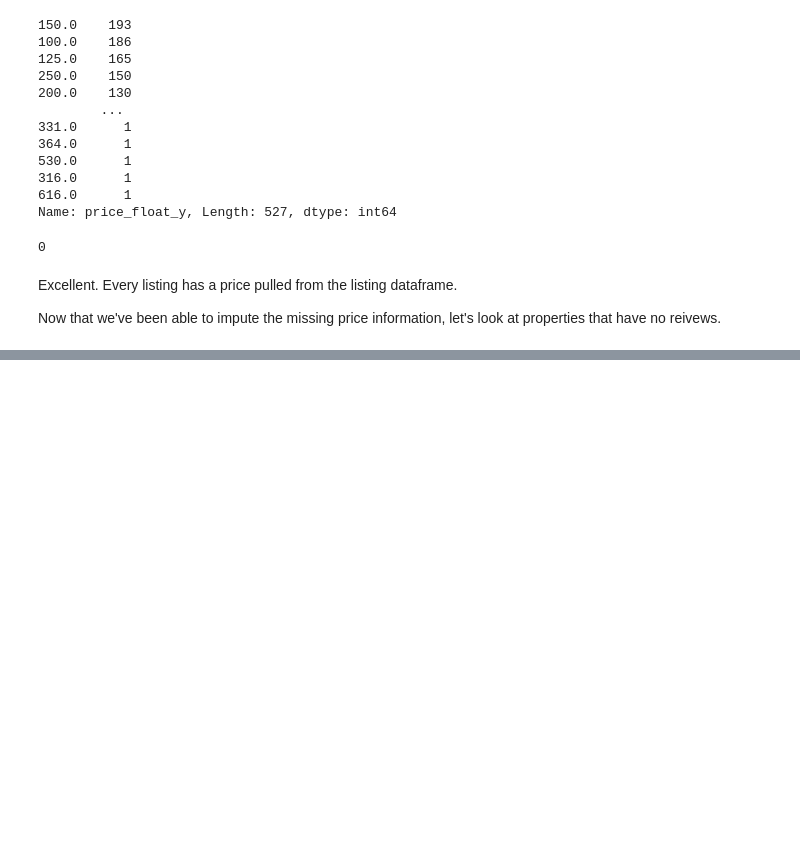
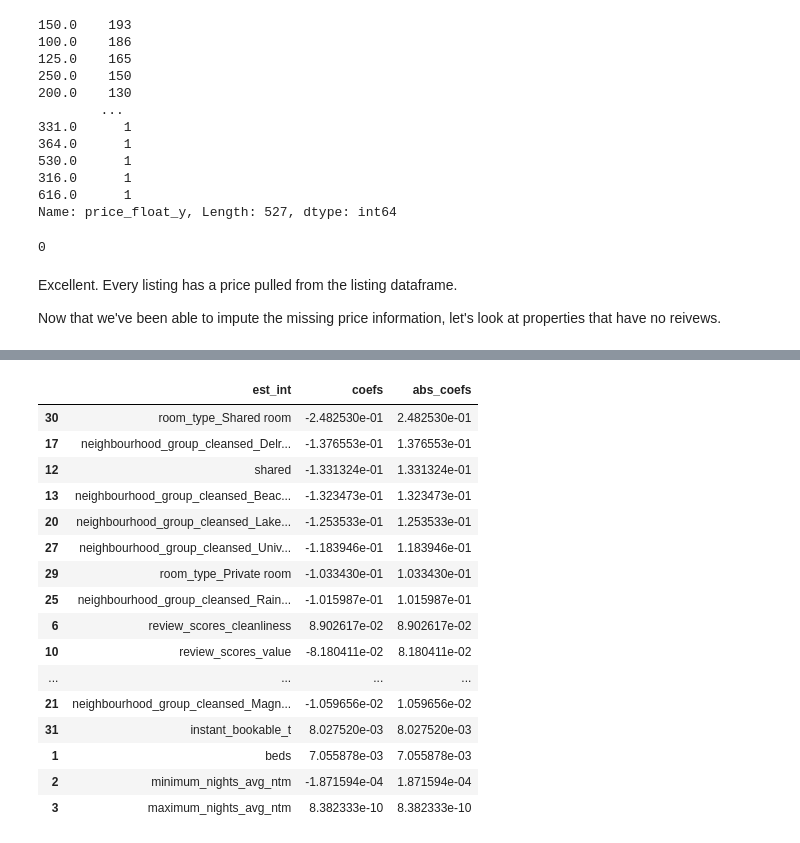
Before and after one commit to demccusker/AirBnB_analysis, a Jupyter notebook: AirBnB_Analysis.ipynb, the cells around one changed output, grey strips where cells are left out. Saved outputs shown, nothing was run; the diff lists cells and outputs as text; code cells hidden in the pictures; blank space fills up the shorter version.

```diff
--- a/AirBnB_Analysis.ipynb
+++ b/AirBnB_Analysis.ipynb
@@ -526,0 +955,24 @@ Now that we've been able to impute the missing price information, let's look at
+# %%
+#Use the function
+coef_df = coef_weights(lm_model.coef_, X_train)
+
+#A quick look at the top results
+coef_df.head(50)
+# %% [output]
+|  | est_int | coefs | abs_coefs |
+| 30 | room_type_Shared room | -2.482530e-01 | 2.482530e-01 |
+| 17 | neighbourhood_group_cleansed_Delr... | -1.376553e-01 | 1.376553e-01 |
+| 12 | shared | -1.331324e-01 | 1.331324e-01 |
+| 13 | neighbourhood_group_cleansed_Beac... | -1.323473e-01 | 1.323473e-01 |
+| 20 | neighbourhood_group_cleansed_Lake... | -1.253533e-01 | 1.253533e-01 |
+| 27 | neighbourhood_group_cleansed_Univ... | -1.183946e-01 | 1.183946e-01 |
+| 29 | room_type_Private room | -1.033430e-01 | 1.033430e-01 |
+| 25 | neighbourhood_group_cleansed_Rain... | -1.015987e-01 | 1.015987e-01 |
+| 6 | review_scores_cleanliness | 8.902617e-02 | 8.902617e-02 |
+| 10 | review_scores_value | -8.180411e-02 | 8.180411e-02 |
+| ... | ... | ... | ... |
+| 21 | neighbourhood_group_cleansed_Magn... | -1.059656e-02 | 1.059656e-02 |
+| 31 | instant_bookable_t | 8.027520e-03 | 8.027520e-03 |
+| 1 | beds | 7.055878e-03 | 7.055878e-03 |
+| 2 | minimum_nights_avg_ntm | -1.871594e-04 | 1.871594e-04 |
+| 3 | maximum_nights_avg_ntm | 8.382333e-10 | 8.382333e-10 |
```
Also changed, not shown: parts of 27 cells of this notebook.
